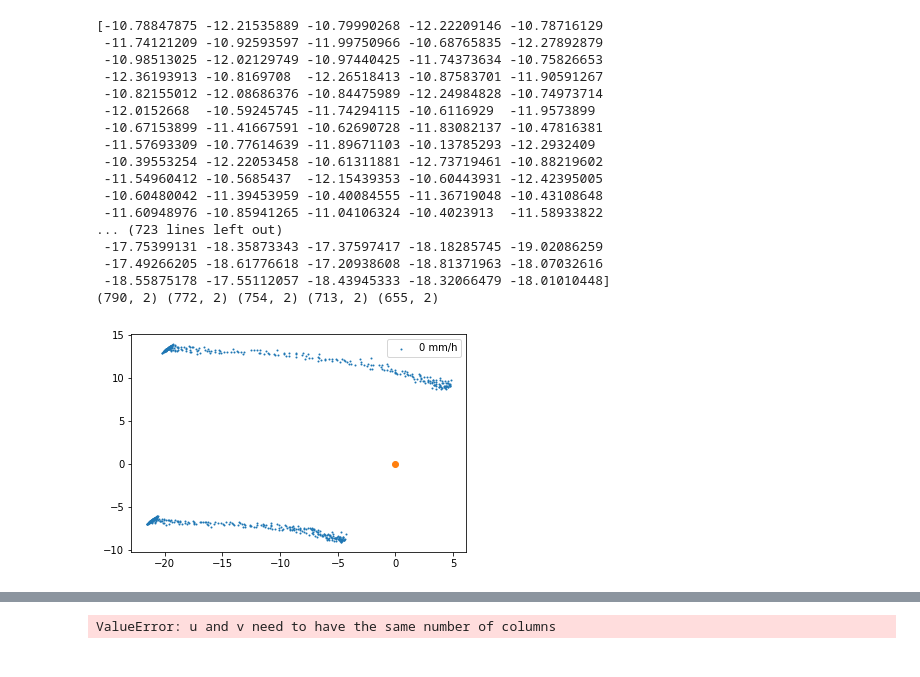
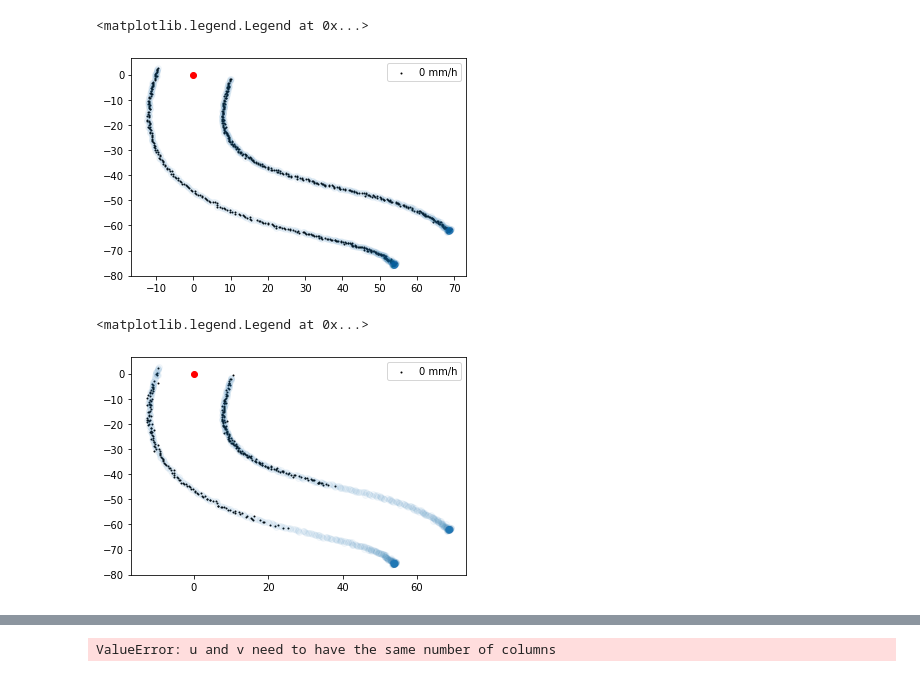
Before and after one commit to MoritzPoritz/Partikelfilter-Vehicle-Lokalization, a Jupyter notebook: particle_filter_lokalization/src/Hausorff_Distance_Test.ipynb, the cells around one changed output, grey strips where cells are left out. Saved outputs shown, nothing was run; the diff lists cells and outputs as text; code cells hidden in the pictures.

```diff
--- a/particle_filter_lokalization/src/Hausorff_Distance_Test.ipynb
+++ b/particle_filter_lokalization/src/Hausorff_Distance_Test.ipynb
@@ -47,37 +46,23 @@ p_rain_rate_10 = apply_rain_2(positions[100], 10,pc_array, 0.9/(np.pi * config.l
 p_rain_rate_20 = apply_rain_2(positions[100], 20,pc_array, 0.9/(np.pi * config.lidar_range**2))
 p_rain_rate_30 = apply_rain_2(positions[100], 30,pc_array, 0.9/(np.pi * config.lidar_range**2))
 p_rain_rate_40 = apply_rain_2(positions[100], 40,pc_array, 0.9/(np.pi * config.lidar_range**2))
-
-
-
-plt.scatter(p_rain_rate_0[:,0], p_rain_rate_0[:,1], s=1, label="0 mm/h")
-#plt.scatter(p_rain_rate_10[:,0], p_rain_rate_10[:,1], s=1, label="10 mm/h")
-#plt.scatter(p_rain_rate_20[:,0], p_rain_rate_20[:,1], s=1, label="20 mm/h")
-#plt.scatter(p_rain_rate_30[:,0], p_rain_rate_30[:,1], s=1, label="30 mm/h")
-#plt.scatter(p_rain_rate_40[:,0], p_rain_rate_40[:,1], s=1, label="40 mm/h")
-
-#plt.scatter(pc_array[:,0], pc_array[:,1], alpha= 0.1)
-plt.scatter(positions[0][0], positions[0][1])
-plt.legend()
-
-print(p_rain_rate_0.shape, p_rain_rate_10.shape, p_rain_rate_20.shape, p_rain_rate_30.shape, p_rain_rate_40.shape )
-# %% [output]
-[-10.78847875 -12.21535889 -10.79990268 -12.22209146 -10.78716129
- -11.74121209 -10.92593597 -11.99750966 -10.68765835 -12.27892879
- -10.98513025 -12.02129749 -10.97440425 -11.74373634 -10.75826653
- -12.36193913 -10.8169708  -12.26518413 -10.87583701 -11.90591267
- -10.82155012 -12.08686376 -10.84475989 -12.24984828 -10.74973714
- -12.0152668  -10.59245745 -11.74294115 -10.6116929  -11.9573899
- -10.67153899 -11.41667591 -10.62690728 -11.83082137 -10.47816381
- -11.57693309 -10.77614639 -11.89671103 -10.13785293 -12.2932409
- -10.39553254 -12.22053458 -10.61311881 -12.73719461 -10.88219602
- -11.54960412 -10.5685437  -12.15439353 -10.60443931 -12.42395005
- -10.60480042 -11.39453959 -10.40084555 -11.36719048 -10.43108648
- -11.60948976 -10.85941265 -11.04106324 -10.4023913  -11.58933822
-... (723 lines left out)
- -17.75399131 -18.35873343 -17.37597417 -18.18285745 -19.02086259
- -17.49266205 -18.61776618 -17.20938608 -18.81371963 -18.07032616
- -18.55875178 -17.55112057 -18.43945333 -18.32066479 -18.01010448]
-(790, 2) (772, 2) (754, 2) (713, 2) (655, 2)
-[figure, removed]
+# %%
+
+
+plt.scatter(p_rain_rate_0[:,0], p_rain_rate_0[:,1], s=1, c="black", label="0 mm/h")
+plt.scatter(pc_array[:,0], pc_array[:,1], alpha= 0.04)
+plt.scatter(positions[0][0], positions[0][1],c="r")
+plt.legend()
+# %% [output]
+<matplotlib.legend.Legend at 0x...>
+[figure, added]
+# %%
+
+plt.scatter(p_rain_rate_10[:,0], p_rain_rate_10[:,1], s=1, c="black", label="0 mm/h")
+plt.scatter(pc_array[:,0], pc_array[:,1], alpha= 0.04)
+plt.scatter(positions[0][0], positions[0][1],c="r")
+plt.legend()
+# %% [output]
+<matplotlib.legend.Legend at 0x...>
+[figure, added]
 # %%
```
Also changed, not shown: parts of 5 cells of this notebook, 18 other files.
